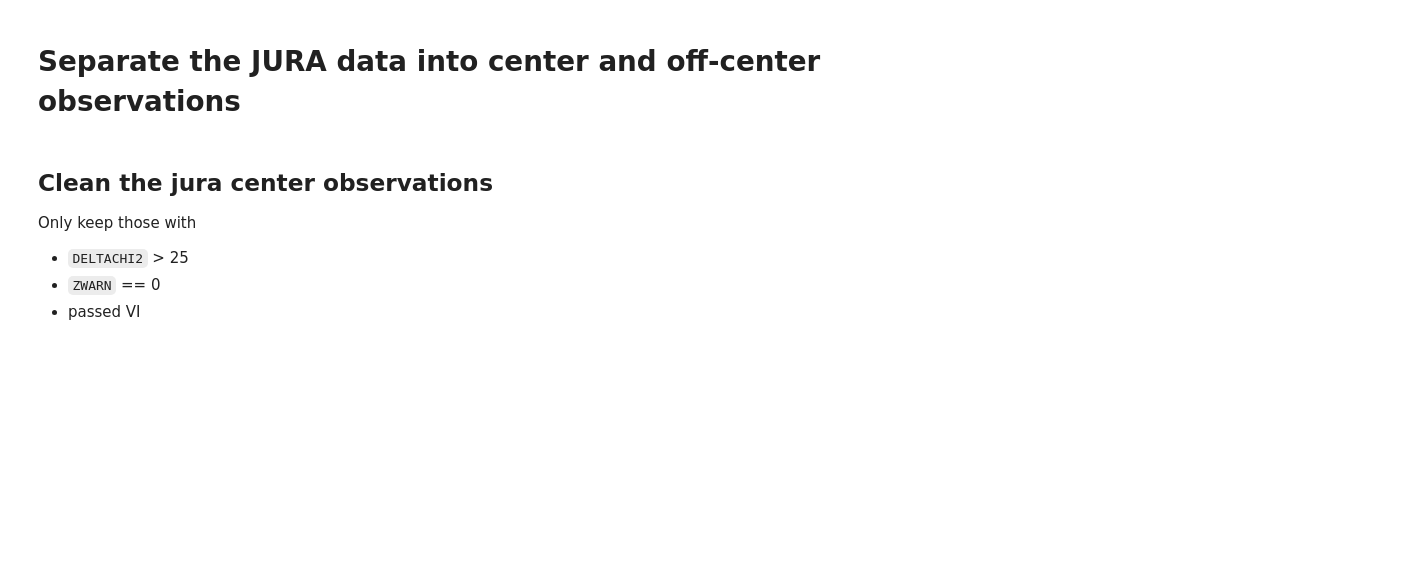
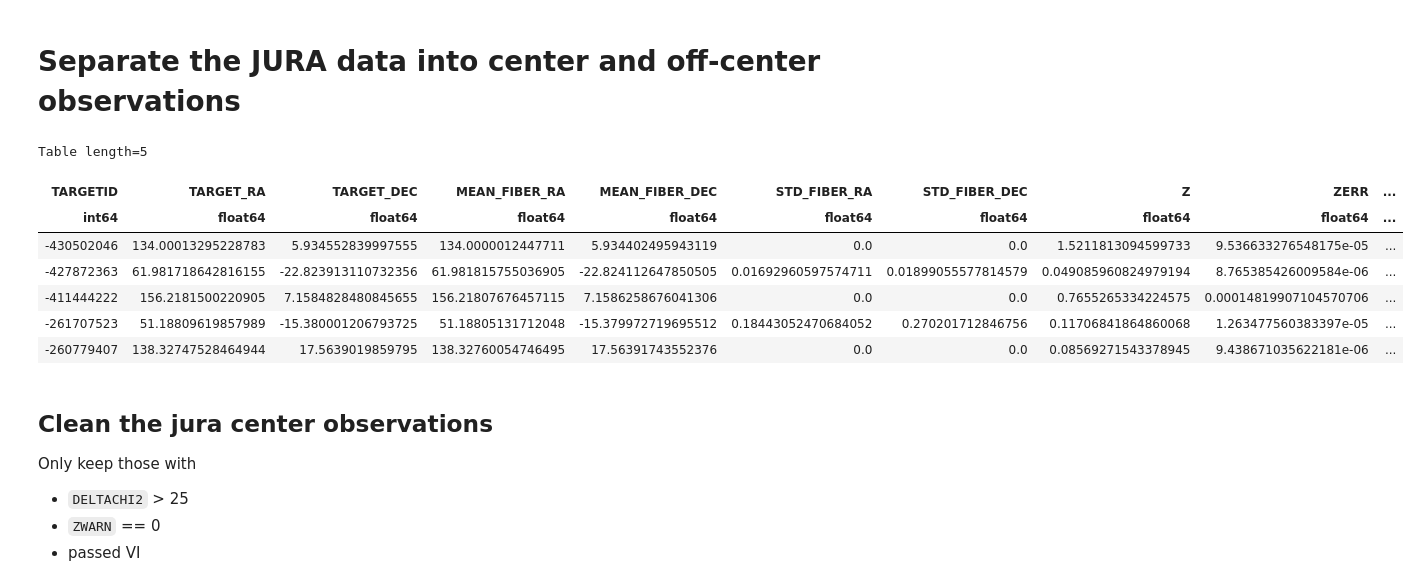
Before and after one commit to DESI-UR/DESI_SGA, a Jupyter notebook: TF/Y3/jura_rot_vel.ipynb, the cells around one changed output. Drawn from its saved outputs; the diff is of its cells as text; code cells hidden in the pictures; blank space fills up the shorter version.

```diff
--- a/TF/Y3/jura_rot_vel.ipynb
+++ b/TF/Y3/jura_rot_vel.ipynb
@@ -82,3 +63,7 @@ for i in range(len(SGA)):
+# %%
+dv_sys = 7 # km/s
+dz_sys = dv_sys/c.value
+tjura['ZERR_MOD'] = np.sqrt(tjura['ZERR']**2 + dz_sys**2)
 # %% [markdown]
 # Separate the JURA data into center and off-center observations
 # %%
@@ -111,6 +96,17 @@ for sga_id in tqdm(np.unique(tjura['SGA_ID'])):
     tjura['SKY_FIBER_DIST'][obs_idx] = sep2d
     tjura['SKY_FIBER_DIST_R26'][obs_idx] = 2*sep2d.to('arcmin')/(SGA['D26'][sga_idx]*u.arcmin)
     #---------------------------------------------------------------------------
+# %%
+tjura[:5]
+# %% [output]
+Table length=5
+| TARGETID | TARGET_RA | TARGET_DEC | MEAN_FIBER_RA | MEAN_FIBER_DEC | STD_FIBER_RA | STD_FIBER_DEC | Z | ZERR | ... |
+| int64 | float64 | float64 | float64 | float64 | float64 | float64 | float64 | float64 | ... |
+| -430502046 | 134.00013295228783 | 5.934552839997555 | 134.0000012447711 | 5.934402495943119 | 0.0 | 0.0 | 1.5211813094599733 | 9.536633276548175e-05 | ... |
+| -427872363 | 61.981718642816155 | -22.823913110732356 | 61.981815755036905 | -22.824112647850505 | 0.01692960597574711 | 0.01899055577814579 | 0.049085960824979194 | 8.765385426009584e-06 | ... |
+| -411444222 | 156.2181500220905 | 7.1584828480845655 | 156.21807676457115 | 7.1586258676041306 | 0.0 | 0.0 | 0.7655265334224575 | 0.00014819907104570706 | ... |
+| -261707523 | 51.18809619857989 | -15.380001206793725 | 51.18805131712048 | -15.379972719695512 | 0.18443052470684052 | 0.270201712846756 | 0.11706841864860068 | 1.263477560383397e-05 | ... |
+| -260779407 | 138.32747528464944 | 17.5639019859795 | 138.32760054746495 | 17.56391743552376 | 0.0 | 0.0 | 0.08569271543378945 | 9.438671035622181e-06 | ... |
 # %%
 centers_boolean = tjura['SKY_FIBER_DIST_R26'] < 0.1
 jura_centers = tjura[centers_boolean]
```
Also changed, not shown: parts of 15 cells of this notebook, 2 other files.
